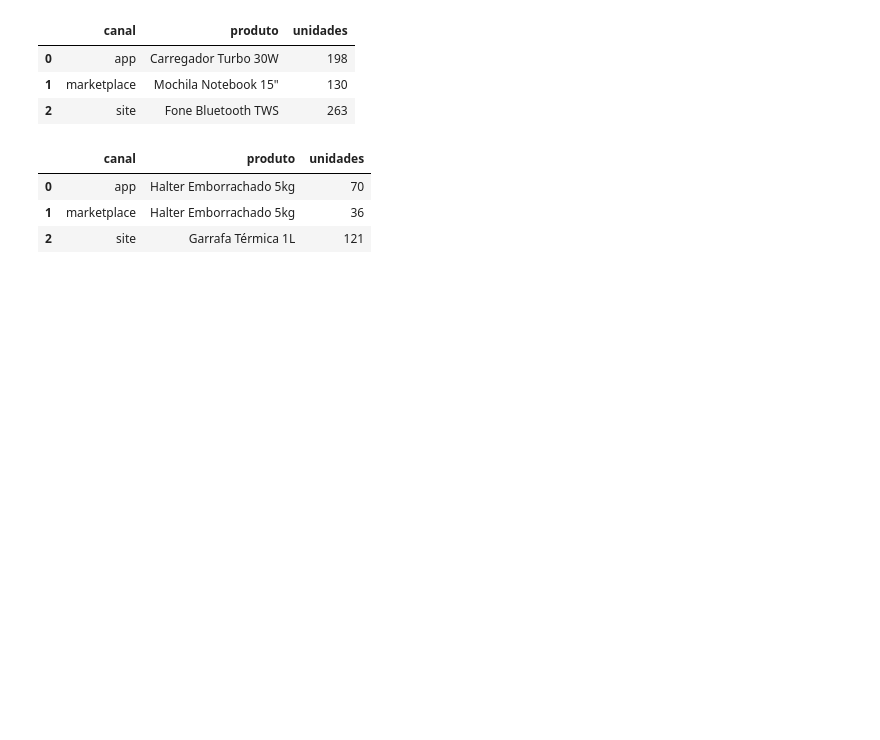
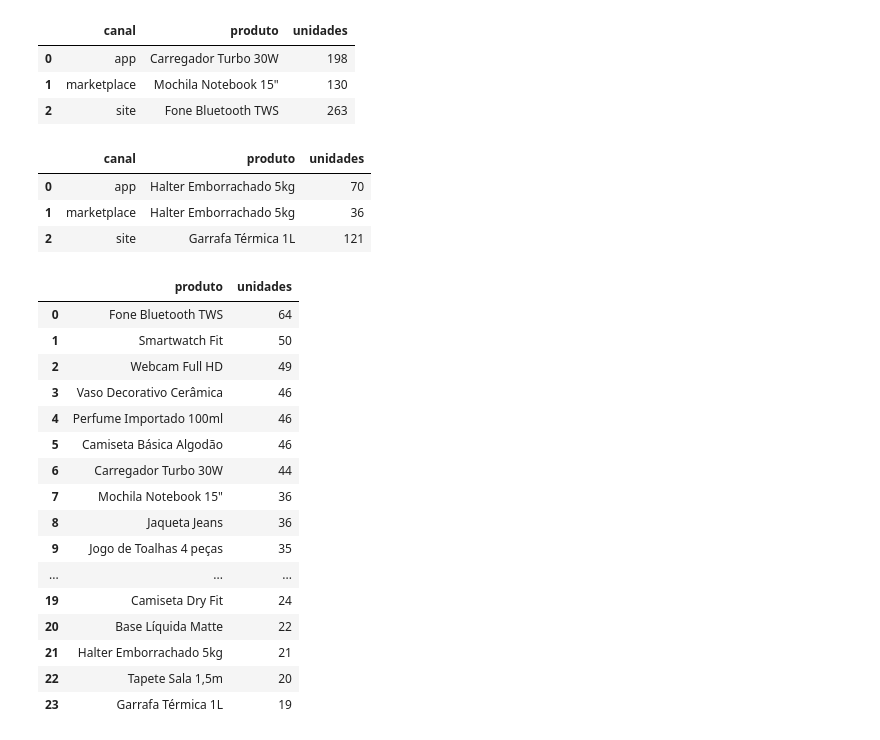
Before and after one commit to luizolavoremy/analise-pedidos-loja-sql, a Jupyter notebook: analise_sql.ipynb, the cells around one changed output. Saved outputs shown, nothing was run; the diff lists cells and outputs as text; code cells hidden in the pictures; blank space fills up the shorter version.

```diff
--- a/analise_sql.ipynb
+++ b/analise_sql.ipynb
@@ -348,3 +348,29 @@ ORDER BY canal
 | 0 | app | Halter Emborrachado 5kg | 70 |
 | 1 | marketplace | Halter Emborrachado 5kg | 36 |
 | 2 | site | Garrafa Térmica 1L | 121 |
+# %%
+pd.read_sql("""
+SELECT produto, SUM(quantidade) AS unidades
+FROM pedidos
+WHERE strftime('%Y-%m', data_pedido) = '2024-11'
+GROUP BY produto
+ORDER BY unidades DESC
+""", conn)
+# %% [output]
+|  | produto | unidades |
+| 0 | Fone Bluetooth TWS | 64 |
+| 1 | Smartwatch Fit | 50 |
+| 2 | Webcam Full HD | 49 |
+| 3 | Vaso Decorativo Cerâmica | 46 |
+| 4 | Perfume Importado 100ml | 46 |
+| 5 | Camiseta Básica Algodão | 46 |
+| 6 | Carregador Turbo 30W | 44 |
+| 7 | Mochila Notebook 15" | 36 |
+| 8 | Jaqueta Jeans | 36 |
+| 9 | Jogo de Toalhas 4 peças | 35 |
+| ... | ... | ... |
+| 19 | Camiseta Dry Fit | 24 |
+| 20 | Base Líquida Matte | 22 |
+| 21 | Halter Emborrachado 5kg | 21 |
+| 22 | Tapete Sala 1,5m | 20 |
+| 23 | Garrafa Térmica 1L | 19 |
```
Also changed, not shown: parts of 1 cell of this notebook.
